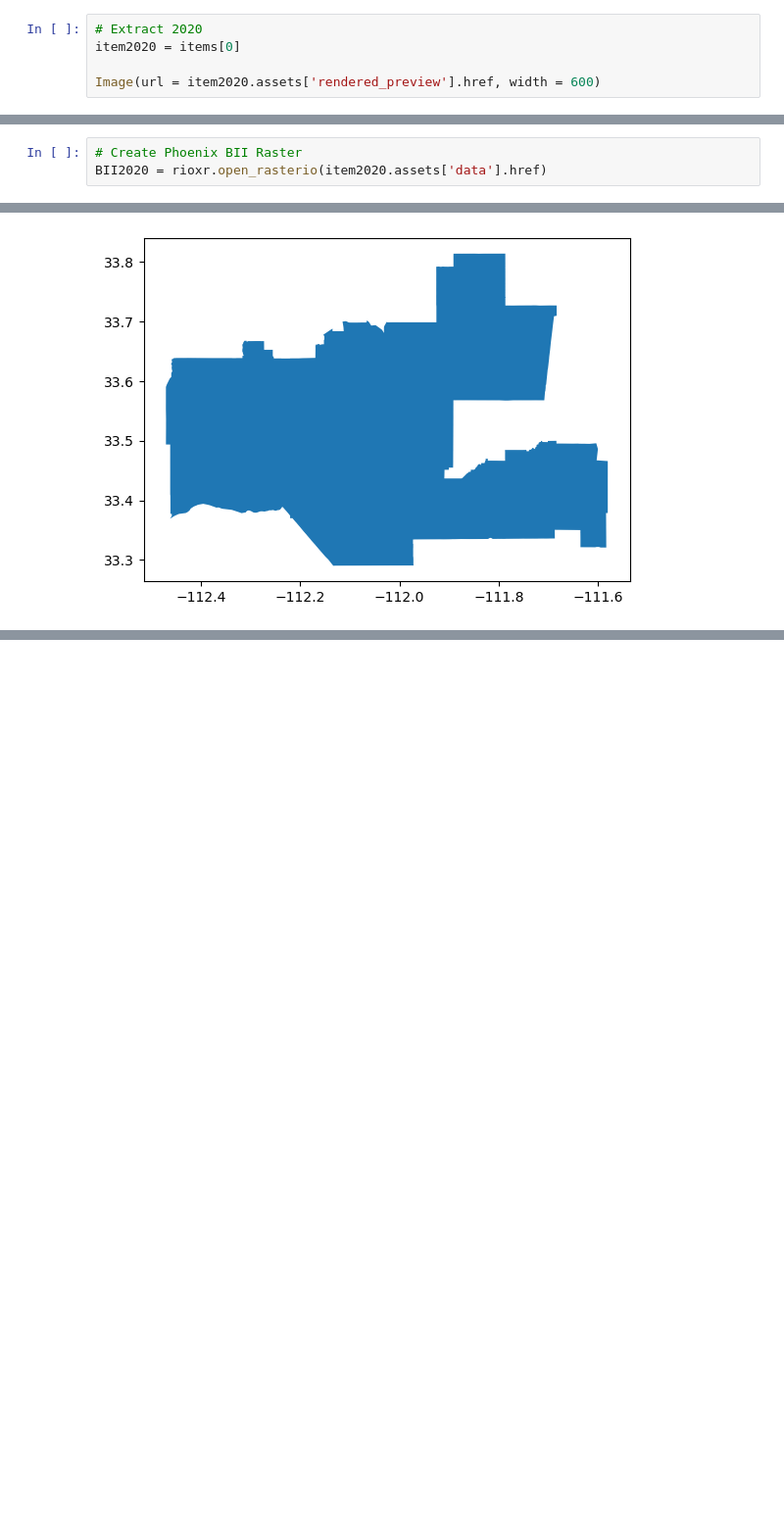
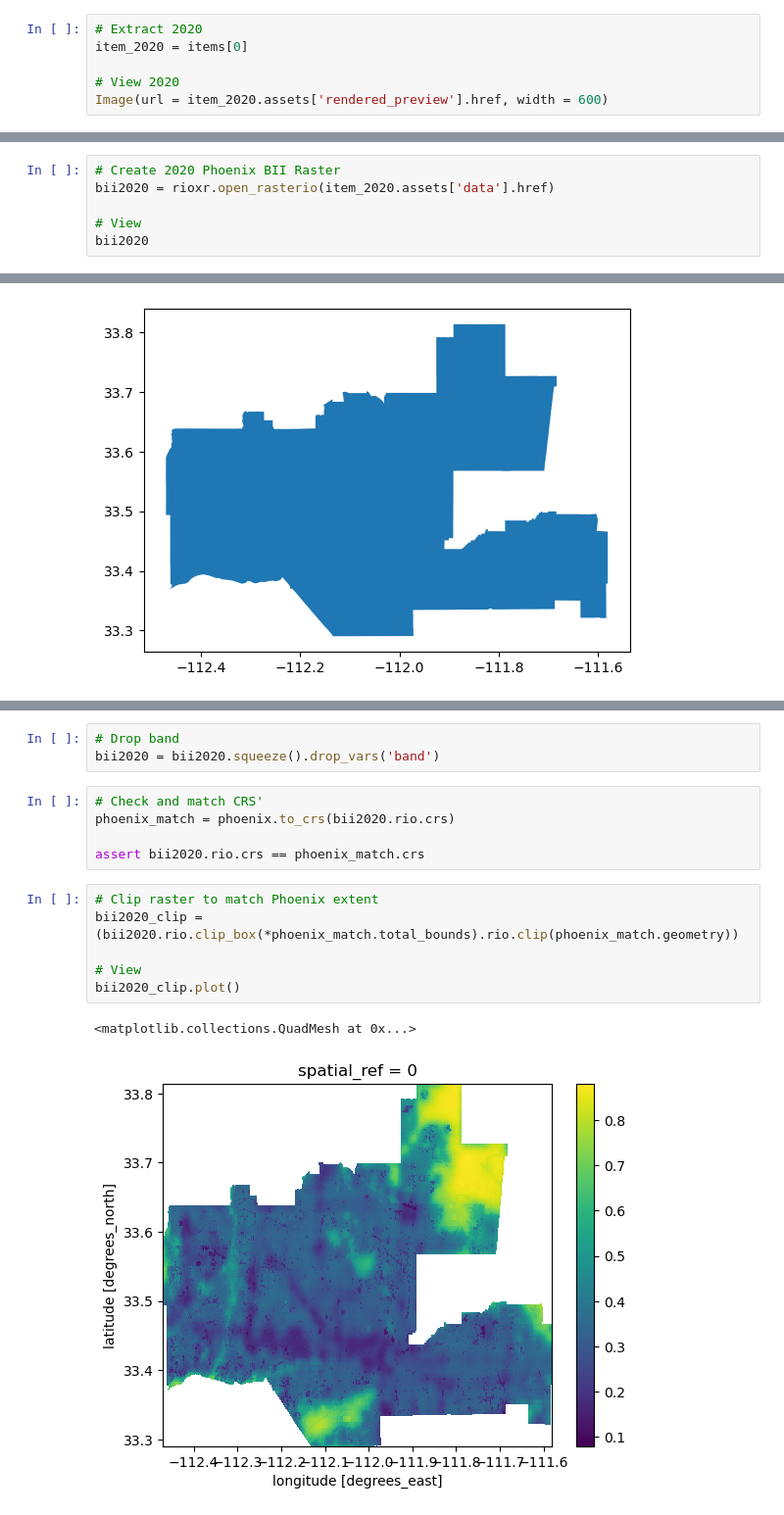
Before and after one commit to evajnewby/Phoenix-BII, a Jupyter notebook: phoenix_biodiversity.ipynb, the cells around one changed output, grey strips where cells are left out. Shown at 98% size. Saved outputs shown, nothing was run; the diff lists cells and outputs as text; blank space fills up the shorter version.

```diff
--- a/phoenix_biodiversity.ipynb
+++ b/phoenix_biodiversity.ipynb
@@ -80,10 +110,14 @@ Image(url = item2017.assets['rendered_preview'].href, width = 600)
 # %%
 # Extract 2020
-item2020 = items[0]
+item_2020 = items[0]
 
-Image(url = item2020.assets['rendered_preview'].href, width = 600)
+# View 2020
+Image(url = item_2020.assets['rendered_preview'].href, width = 600)
 # %% [output]
 [interactive output not drawn]
 # %%
-# Create Phoenix BII Raster
-BII2020 = rioxr.open_rasterio(item2020.assets['data'].href)
+# Create 2020 Phoenix BII Raster
+bii2020 = rioxr.open_rasterio(item_2020.assets['data'].href)
+
+# View
+bii2020
@@ -149,0 +261,17 @@ phoenix.plot()
+# %%
+# Drop band
+bii2020 = bii2020.squeeze().drop_vars('band')
+# %%
+# Check and match CRS'
+phoenix_match = phoenix.to_crs(bii2020.rio.crs)
+
+assert bii2020.rio.crs == phoenix_match.crs
+# %%
+# Clip raster to match Phoenix extent
+bii2020_clip = (bii2020.rio.clip_box(*phoenix_match.total_bounds).rio.clip(phoenix_match.geometry))
+
+# View
+bii2020_clip.plot()
+# %% [output]
+<matplotlib.collections.QuadMesh at 0x...>
+[figure, added]
```
Also changed, not shown: parts of 33 cells of this notebook.
